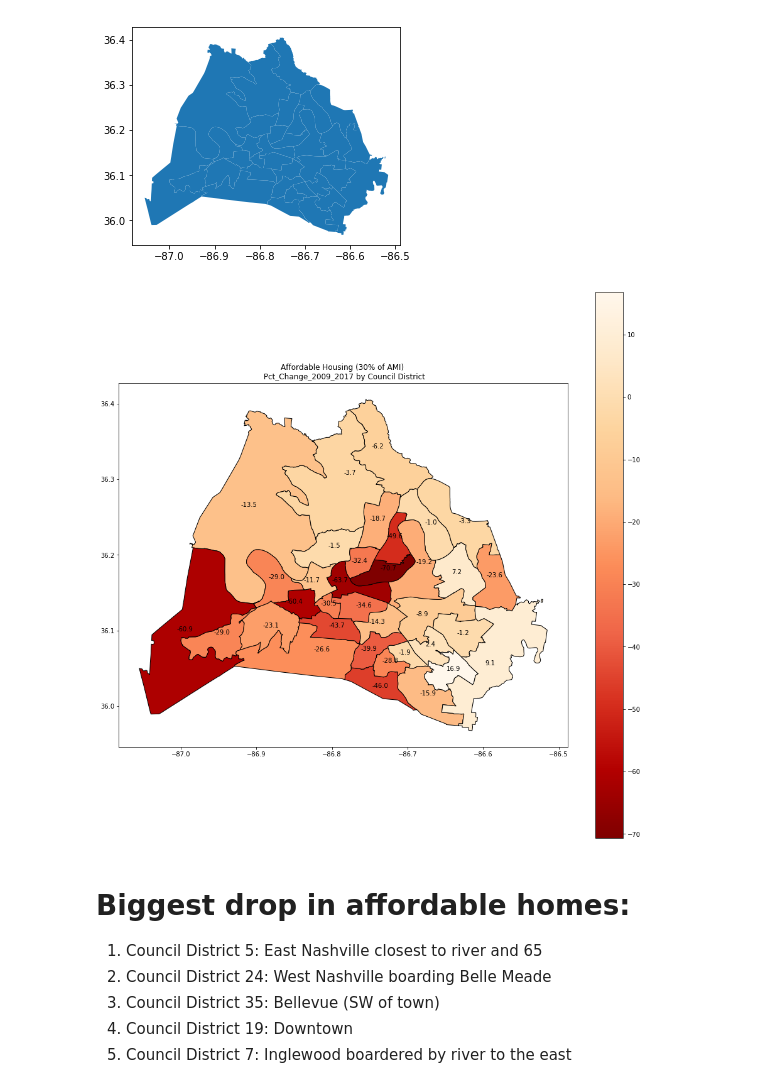
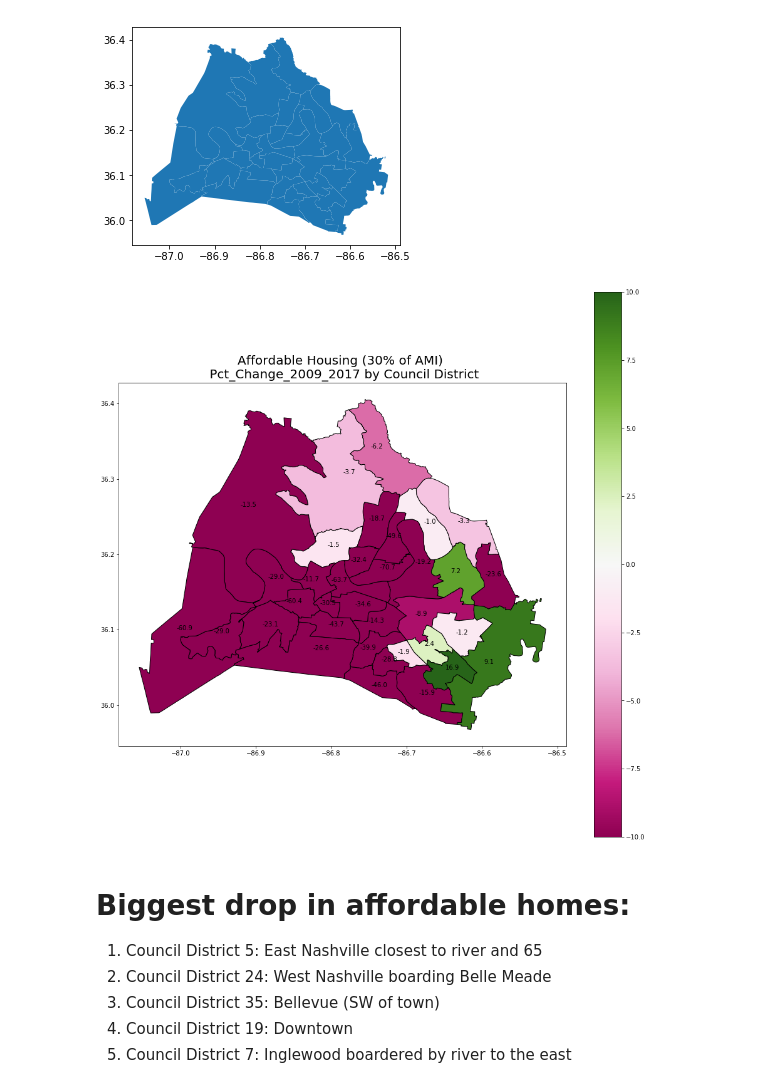
Before and after one commit to Cjcarlevato/data-question-4-affordable-housing-green-dogs, a Jupyter notebook: DQ4.ipynb, the cells around one changed output. Saved outputs shown, nothing was run; the diff lists cells and outputs as text; code cells hidden in the pictures.

```diff
--- a/DQ4.ipynb
+++ b/DQ4.ipynb
@@ -450,21 +450,23 @@ aff_merged.plot()
 [figure]
 # %%
 leg_kwds = {'title': 'Council District', 'loc': 'upper left', 'bbox_to_anchor': (1, 1.03), 'ncol': 1}
-aff_merged.plot(column = '%_Change_2009_2017', figsize=(16,16),cmap='OrRd_r', edgecolor = 'black',legend = True,legend_kwds = leg_kwds)
-plt.title("Affordable Housing (30% of AMI) \n Pct_Change_2009_2017 by Council District")
+aff_merged.plot(column = '%_Change_2009_2017', figsize=(16,16),cmap='PiYG', vmin=-10, vmax=10, edgecolor = 'black',legend = True,legend_kwds = leg_kwds)
+plt.title("Affordable Housing (30% of AMI) \n Pct_Change_2009_2017 by Council District", fontsize=20)
 for idx, row in aff_merged.iterrows():
     plt.annotate(s=row['%_Change_2009_2017'], xy=row['coords'],
                  horizontalalignment='center')
 
 
 # leg_kwds = {'title': 'Council District', 'loc': 'upper left', 'bbox_to_anchor': (1, 1.03), 'ncol': 1}
 # aff_merged.plot(column = '2017 TOTAL APPR', figsize=(12,12), cmap='OrRd',edgecolor = 'black',legend = True,legend_kwds = leg_kwds)
 # plt.title("Affordable housing 30% \n Pct_Change_2009_2017 by Council District")
 # for idx, row in aff_merged.iterrows():
 #     plt.annotate(s=row['Council District'], xy=row['coords'],
 #                  horizontalalignment='center')
+
+#PiYG
 # %% [output]
-[figure, old version]
+[figure, new version]
 # %% [markdown]
 # Biggest drop in affordable homes:
 1. Council District 5: East Nashville closest to river and 65
```
Also changed, not shown: parts of 15 cells of this notebook.
